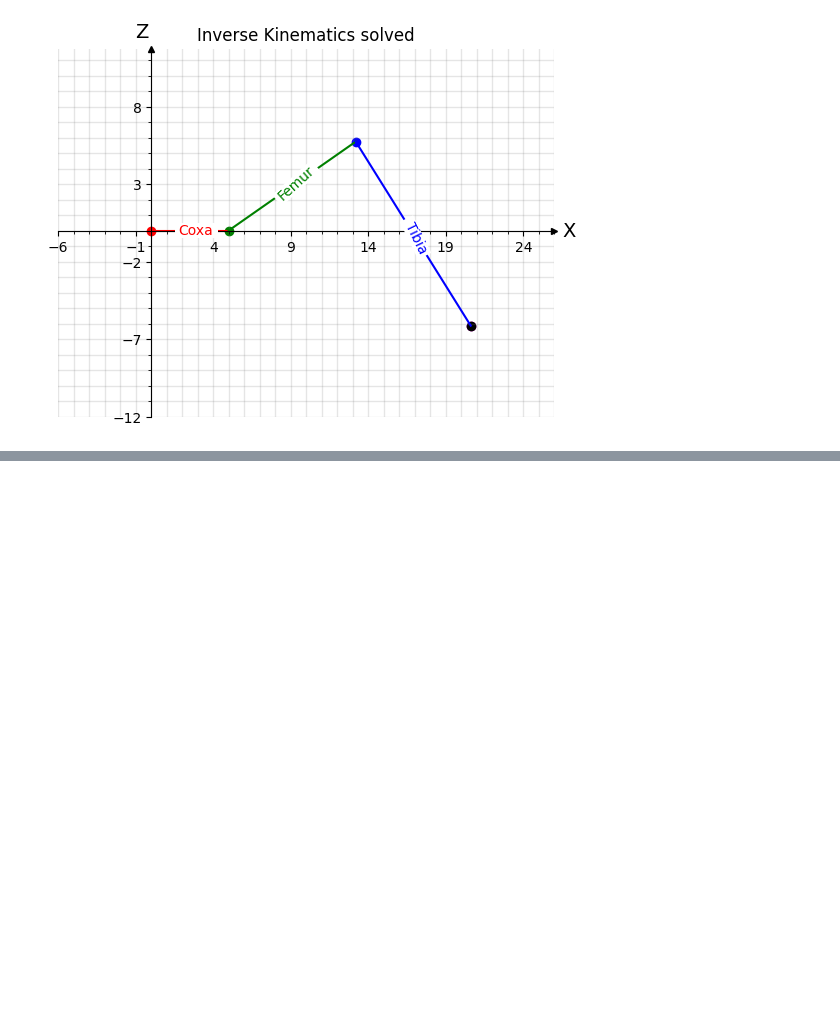
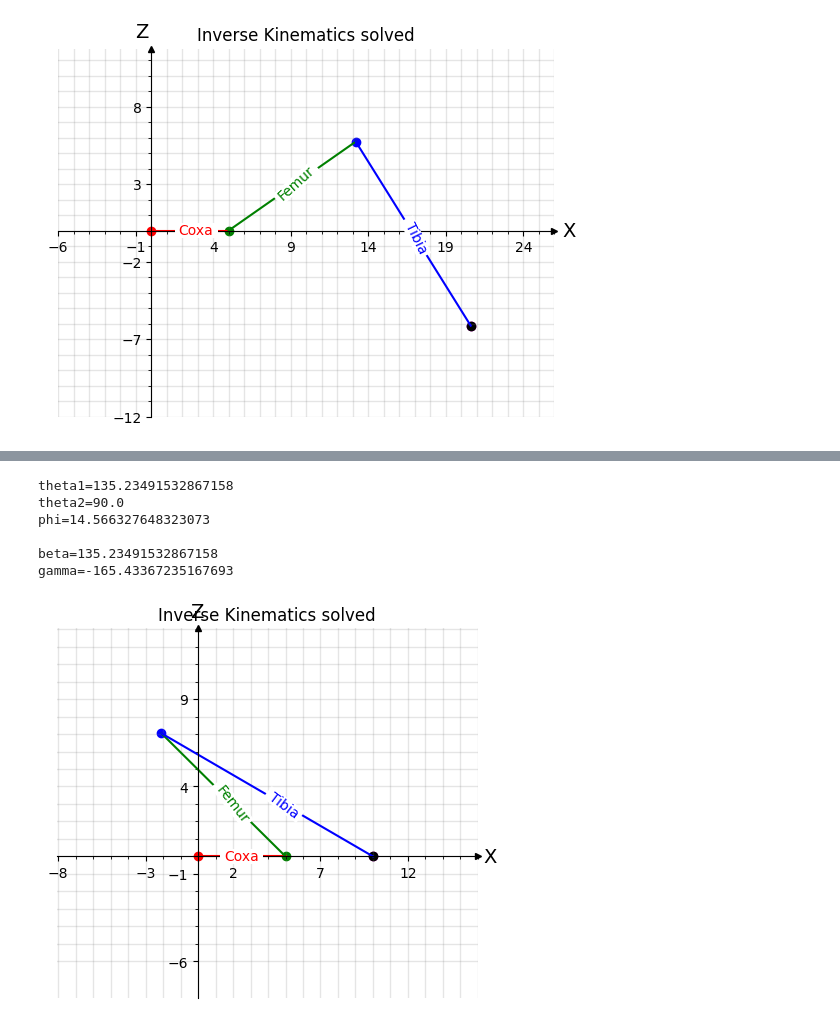
Before and after one commit to Dr-QP/Dr.QP, a Jupyter notebook: packages/runtime/drqp_brain/notebooks/getting_started_with_robot_ik.ipynb, the cells around one changed output, grey strips where cells are left out. Cells and saved outputs as stored; diff of their text form; code cells hidden in the pictures; blank space fills up the shorter version.

```diff
--- a/packages/runtime/drqp_brain/notebooks/getting_started_with_robot_ik.ipynb
+++ b/packages/runtime/drqp_brain/notebooks/getting_started_with_robot_ik.ipynb
@@ -331,0 +345,10 @@ gamma=-92.9947199794643
+# %%
+solve_and_plot_at_target(Point(10, 0, label='Foot target'))
+# %% [output]
+theta1=135.23491532867158
+theta2=90.0
+phi=14.566327648323073
+
+beta=135.23491532867158
+gamma=-165.43367235167693
+[figure, added]
```
Also changed, not shown: parts of 2 cells of this notebook.
